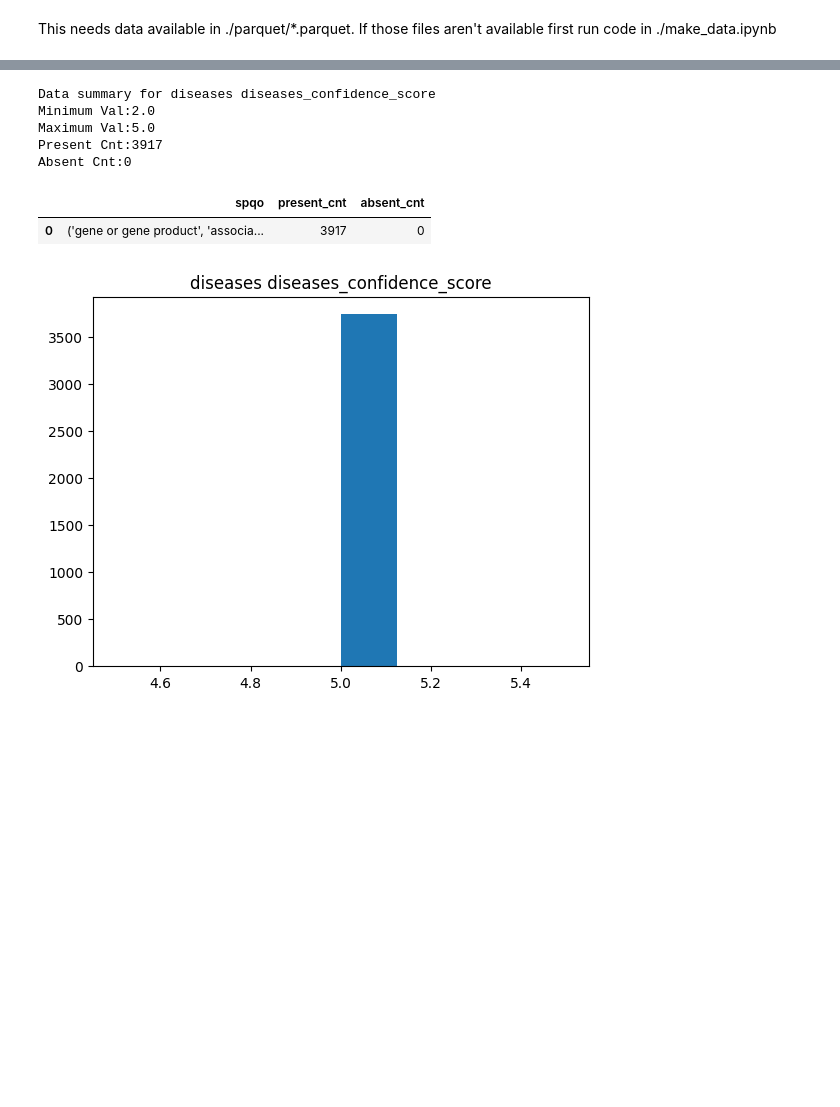
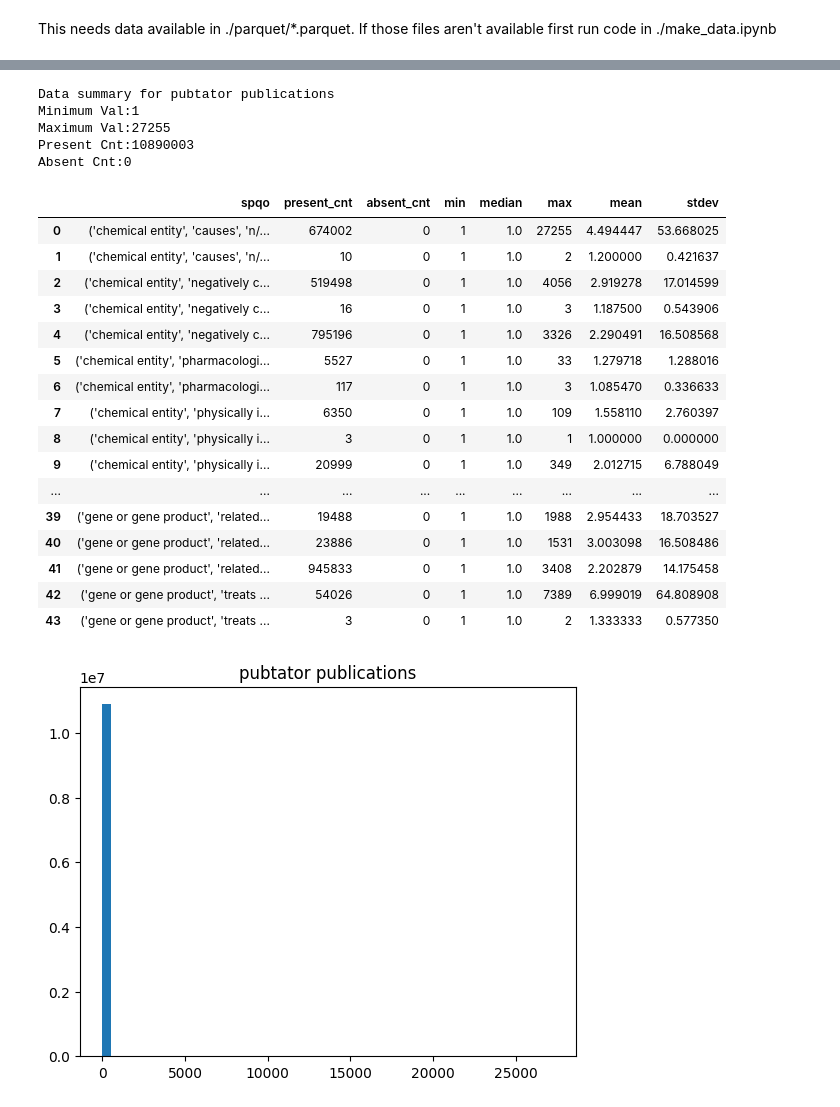
Before and after one commit to DnlRKorn/histogram_for_sept26_hackathon, a Jupyter notebook: make_hist_from_data.ipynb, the cells around one changed output, grey strips where cells are left out. Drawn from its saved outputs; the diff is of its cells as text; code cells hidden in the pictures; blank space fills up the shorter version.

```diff
--- a/make_hist_from_data.ipynb
+++ b/make_hist_from_data.ipynb
@@ -63,7 +79,28 @@ def handleInputAndData(dataset,bin_cnt:int,log_bins:bool,log_y:bool, outlier_met
         bins = bin_cnt
     plotHistogram(prop_vals,bins,log_y,chart_title)
 # %%
-def getPresentAbsentCnts(dataset_name):
+def addValuesToDf(spqo_df,dataset):
+  big_df = getDFForDataset(dataset)
+  if(big_df.iloc[:,4].dtype=="object"):
+    spqo_df["min"] = np.nan()
+    spqo_df["median"] = np.nan()
+    spqo_df["max"] = np.nan()
+    spqo_df["mean"] = np.nan()
+    spqo_df["stdev"] = np.nan()
+    return spqo_df
+
+  def getSeriesFromBig(spqo):
+      spqo = eval(spqo)
+      return big_df[(big_df["sub"]==spqo[0]) & (big_df["pred"]==spqo[1]) & (big_df["qual"]==spqo[2]) & (big_df["obj"]==spqo[3])].iloc[:,4]
+  spqo_series = [getSeriesFromBig(spqo) for spqo in spqo_df.spqo]
+  spqo_df["min"] = [x.min() for x in spqo_series]
+  spqo_df["median"] = [x.quantile(0.5) for x in spqo_series]
+  spqo_df["max"] = [x.max() for x in spqo_series]
+  spqo_df["mean"] = [x.mean() for x in spqo_series]
+  spqo_df["stdev"] = [x.std() for x in spqo_series]
+  return spqo_df
+
+def getPresentAbsentCnts(dataset_name,calculate_extra_spqo_stats=False):
     ingest_name,prop = dataset_name.split("-")
     with open("histogram_for_sept26_hackathon/data/prop_seen_absent_cnt.csv") as f:
         dreader = csv.DictReader(f)
@@ -74,30 +111,48 @@ def getPresentAbsentCnts(dataset_name):
                 min_val = s.min()
                 print(f"Data summary for {ingest_name} {prop}\nMinimum Val:{min_val}\nMaximum Val:{max_val}\nPresent Cnt:{d["present_cnt"]}\nAbsent Cnt:{d["absent_cnt"]}")
     df = pd.read_csv(f"histogram_for_sept26_hackathon/data/seen_absent_indiv/{dataset_name}_cnts.csv")
+    if(calculate_extra_spqo_stats): df = addValuesToDf(df,dataset_name)
     return df
 # %%
 # @title User Input for Histogram Generation {single-column:true}
 # @markdown Forms support many types of fields.
 
-num_bins = 20 # @param {type: "number"}
+num_bins = 50 # @param {type: "number"}
 log_bin_size = False # @param {type:"boolean"}
 log_bin_height = False # @param {type:"boolean"}
-prune_outlier_method = "IQR" # @param ["Keep_Outliers","IQR","Z_Score_3stdevs","Z_Score_5stdevs"]
-dataset = "diseases-diseases_confidence_score"  # @param ['alliance-publications', 'bindingdb-publications', 'chembl-has_confidence_score', 'chembl-publications', 'cohd-has_confidence_score', 'ctd-adjusted_p_value', 'ctd-p_value', 'ctd-publications', 'dakp-number_of_cases', 'dakp-publications', 'dgidb-dgidb_evidence_score', 'dgidb-dgidb_interaction_score', 'dgidb-publications', 'diseases-diseases_confidence_score', 'drugcentral-publications', 'gene2phenotype-gene2phenotype_confidence_category', 'gene2phenotype-publications', 'go_cam-publications', 'goa-has_evidence_of_type', 'goa-publications', 'gtopdb-publications', 'hpoa-has_evidence_of_type', 'hpoa-publications', 'intact-publications', 'pubtator-publications', 'semmeddb-publications', 'signor-has_confidence_score', 'signor-publications', 'tmkp-evidence_count', 'tmkp-publications']
+calculate_extra_spqo_stats = True # @param {type:"boolean"}
+prune_outlier_method = "Keep_Outliers" # @param ["Keep_Outliers","IQR","Z_Score_3stdevs","Z_Score_5stdevs"]
+dataset = "pubtator-publications"  # @param ['alliance-publications', 'bindingdb-publications', 'chembl-has_confidence_score', 'chembl-publications', 'cohd-has_confidence_score', 'ctd-adjusted_p_value', 'ctd-p_value', 'ctd-publications', 'dakp-number_of_cases', 'dakp-publications', 'dgidb-dgidb_evidence_score', 'dgidb-dgidb_interaction_score', 'dgidb-publications', 'diseases-diseases_confidence_score', 'drugcentral-publications', 'gene2phenotype-gene2phenotype_confidence_category', 'gene2phenotype-publications', 'go_cam-publications', 'goa-has_evidence_of_type', 'goa-publications', 'gtopdb-publications', 'hpoa-has_evidence_of_type', 'hpoa-publications', 'intact-publications', 'pubtator-publications', 'semmeddb-publications', 'signor-has_confidence_score', 'signor-publications', 'tmkp-evidence_count', 'tmkp-publications']
 # @markdown ---
 
 #print(dataset)
 pq_path = os.path.join("histogram_for_sept26_hackathon","data","parquet",dataset+".parquet")
-handleInputAndData(dataset,8,log_bin_size,log_bin_height,prune_outlier_method)
-getPresentAbsentCnts(dataset)
+handleInputAndData(dataset,num_bins,log_bin_size,log_bin_height,prune_outlier_method)
+getPresentAbsentCnts(dataset,calculate_extra_spqo_stats)
+#handleCategorical(dataset)
 # %% [output]
-Data summary for diseases diseases_confidence_score
-Minimum Val:2.0
-Maximum Val:5.0
-Present Cnt:3917
+Data summary for pubtator publications
+Minimum Val:1
+Maximum Val:27255
+Present Cnt:10890003
 Absent Cnt:0
-|  | spqo | present_cnt | absent_cnt |
-| 0 | ('gene or gene product', 'associa... | 3917 | 0 |
+|  | spqo | present_cnt | absent_cnt | min | median | max | mean | stdev |
+| 0 | ('chemical entity', 'causes', 'n/... | 674002 | 0 | 1 | 1.0 | 27255 | 4.494447 | 53.668025 |
+| 1 | ('chemical entity', 'causes', 'n/... | 10 | 0 | 1 | 1.0 | 2 | 1.200000 | 0.421637 |
+| 2 | ('chemical entity', 'negatively c... | 519498 | 0 | 1 | 1.0 | 4056 | 2.919278 | 17.014599 |
+| 3 | ('chemical entity', 'negatively c... | 16 | 0 | 1 | 1.0 | 3 | 1.187500 | 0.543906 |
+| 4 | ('chemical entity', 'negatively c... | 795196 | 0 | 1 | 1.0 | 3326 | 2.290491 | 16.508568 |
+| 5 | ('chemical entity', 'pharmacologi... | 5527 | 0 | 1 | 1.0 | 33 | 1.279718 | 1.288016 |
+| 6 | ('chemical entity', 'pharmacologi... | 117 | 0 | 1 | 1.0 | 3 | 1.085470 | 0.336633 |
+| 7 | ('chemical entity', 'physically i... | 6350 | 0 | 1 | 1.0 | 109 | 1.558110 | 2.760397 |
+| 8 | ('chemical entity', 'physically i... | 3 | 0 | 1 | 1.0 | 1 | 1.000000 | 0.000000 |
+| 9 | ('chemical entity', 'physically i... | 20999 | 0 | 1 | 1.0 | 349 | 2.012715 | 6.788049 |
+| ... | ... | ... | ... | ... | ... | ... | ... | ... |
+| 39 | ('gene or gene product', 'related... | 19488 | 0 | 1 | 1.0 | 1988 | 2.954433 | 18.703527 |
+| 40 | ('gene or gene product', 'related... | 23886 | 0 | 1 | 1.0 | 1531 | 3.003098 | 16.508486 |
+| 41 | ('gene or gene product', 'related... | 945833 | 0 | 1 | 1.0 | 3408 | 2.202879 | 14.175458 |
+| 42 | ('gene or gene product', 'treats ... | 54026 | 0 | 1 | 1.0 | 7389 | 6.999019 | 64.808908 |
+| 43 | ('gene or gene product', 'treats ... | 3 | 0 | 1 | 1.0 | 2 | 1.333333 | 0.577350 |
-[figure, old version]
+[figure, new version]
 # %%
 #Source | Metric | Edge Type | N | % Missing | Min | P1 | P5 | P10 | P25 | Median | P75 | P90 | P95 | P99 | Max | % Zero | Unique Count | Mean | SD | Skewness
```
Also changed, not shown: parts of 12 cells of this notebook.
